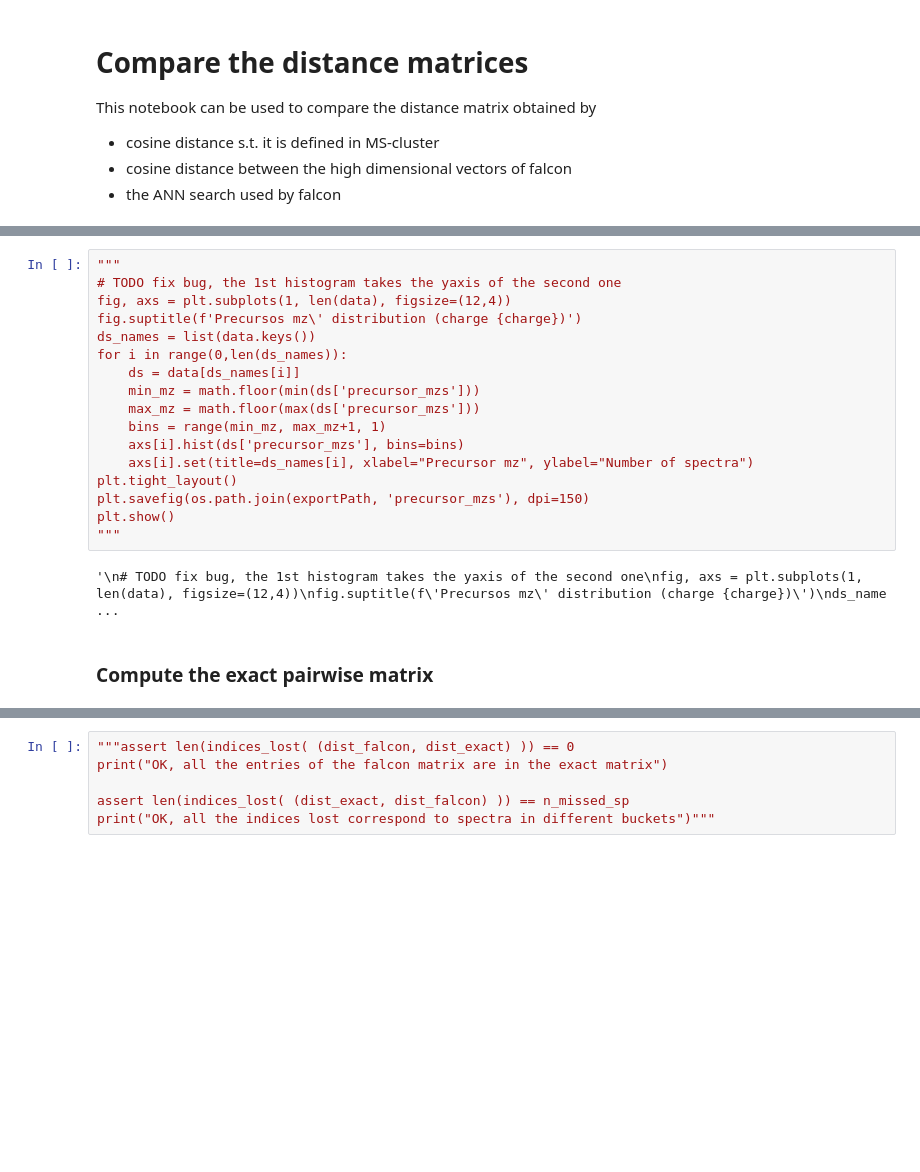
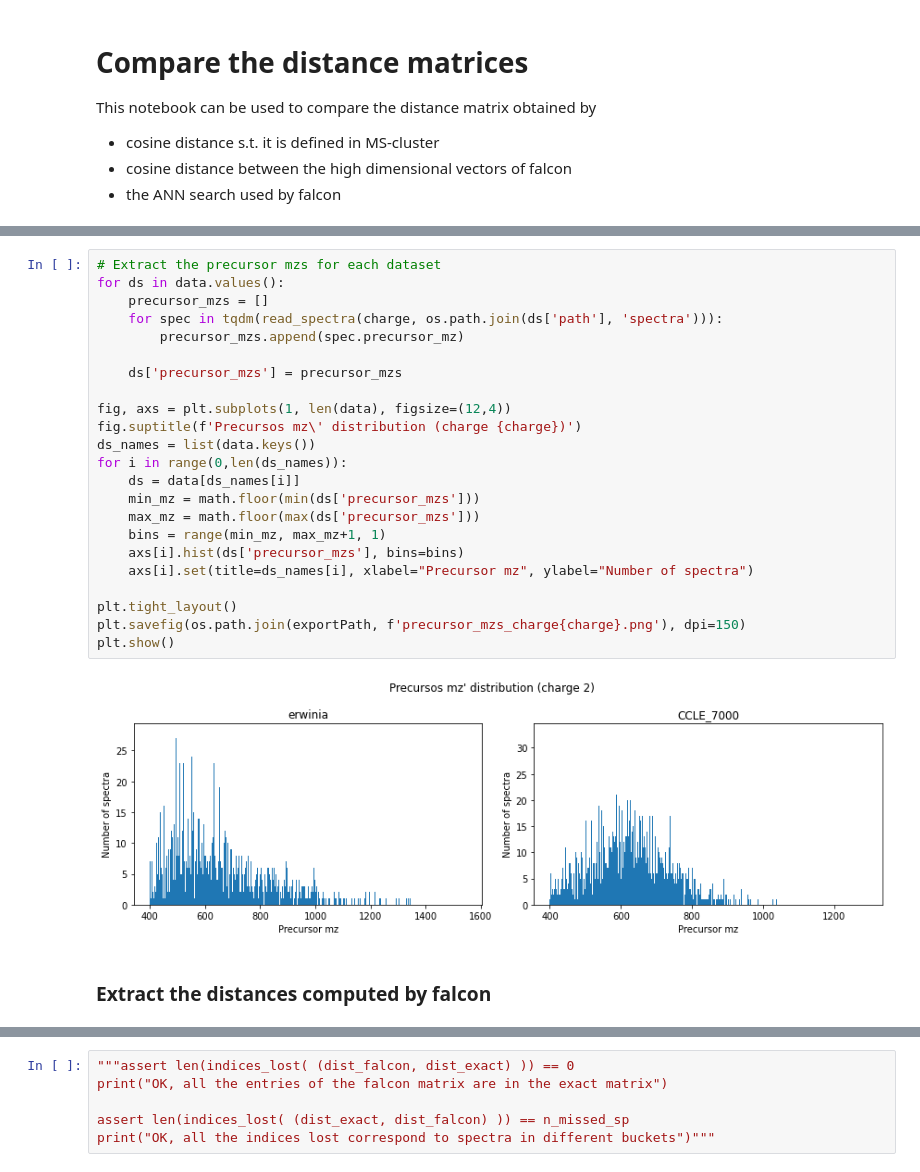
Before and after one commit to KilianMaes/falcon, a Jupyter notebook: notebooks/compareDistanceMatrices.ipynb, the cells around one changed output, grey strips where cells are left out. Cells and saved outputs as stored; diff of their text form; blank space fills up the shorter version.

```diff
--- a/notebooks/compareDistanceMatrices.ipynb
+++ b/notebooks/compareDistanceMatrices.ipynb
@@ -43,21 +77,27 @@ for ds in data.values():
 # %%
-"""
-# TODO fix bug, the 1st histogram takes the yaxis of the second one
+# Extract the precursor mzs for each dataset
+for ds in data.values():
+    precursor_mzs = []
+    for spec in tqdm(read_spectra(charge, os.path.join(ds['path'], 'spectra'))):
+        precursor_mzs.append(spec.precursor_mz)
+
+    ds['precursor_mzs'] = precursor_mzs
+
 fig, axs = plt.subplots(1, len(data), figsize=(12,4))
 fig.suptitle(f'Precursos mz\' distribution (charge {charge})')
 ds_names = list(data.keys())
 for i in range(0,len(ds_names)):
     ds = data[ds_names[i]]
     min_mz = math.floor(min(ds['precursor_mzs']))
     max_mz = math.floor(max(ds['precursor_mzs']))
     bins = range(min_mz, max_mz+1, 1)
     axs[i].hist(ds['precursor_mzs'], bins=bins)
     axs[i].set(title=ds_names[i], xlabel="Precursor mz", ylabel="Number of spectra")
+
 plt.tight_layout()
-plt.savefig(os.path.join(exportPath, 'precursor_mzs'), dpi=150)
+plt.savefig(os.path.join(exportPath, f'precursor_mzs_charge{charge}.png'), dpi=150)
 plt.show()
-"""
 # %% [output]
-'\n# TODO fix bug, the 1st histogram takes the yaxis of the second one\nfig, axs = plt.subplots(1, len(data), figsize=(12,4))\nfig.suptitle(f\'Precursos mz\' distribution (charge {charge})\')\nds_name ...
+[figure, added]
-# %% [markdown]
-### Compute the exact pairwise matrix
+# %% [markdown]
+### Extract the distances computed by falcon
```
Also changed, not shown: parts of 21 cells of this notebook, 1 other file.
